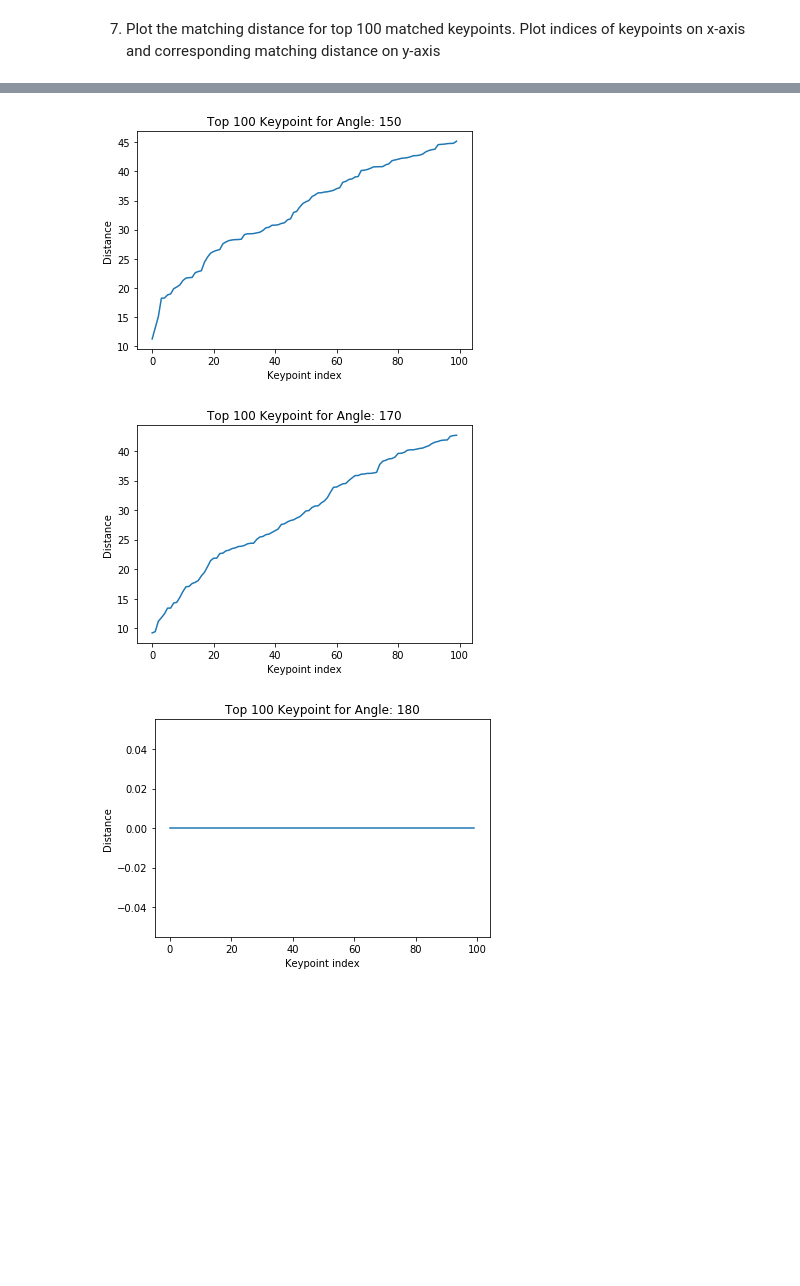
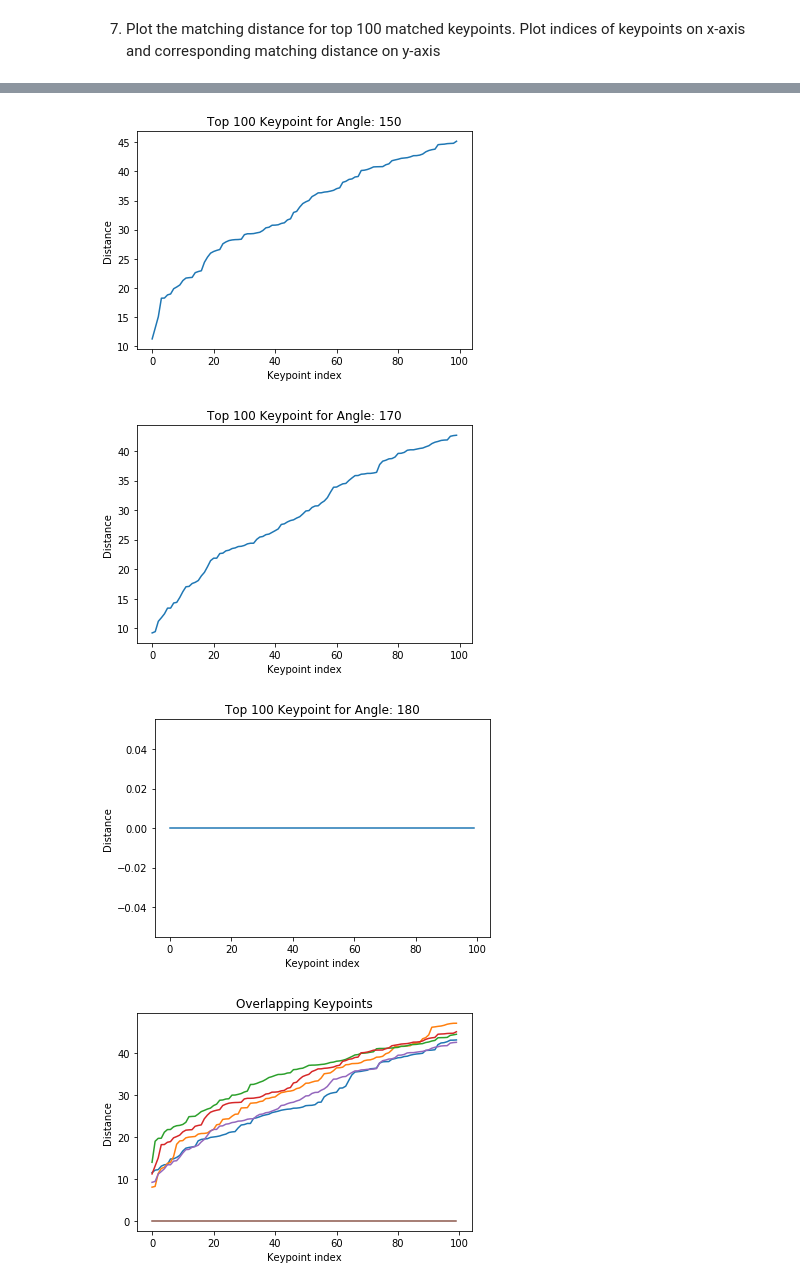
Before and after one commit to Patrick-Erath/OpenCV, a Jupyter notebook: Assignment2/A2_Question1.ipynb, the cells around one changed output, grey strips where cells are left out. Cells and saved outputs as stored; diff of their text form; code cells hidden in the pictures; blank space fills up the shorter version.

```diff
--- a/Assignment2/A2_Question1.ipynb
+++ b/Assignment2/A2_Question1.ipynb
@@ -269,22 +281,34 @@ plt.show()
 # %%
 # Arrange matching keypoints in two seperate lists
 
 x_axis = np.arange(100)
 for i in range(6):
     distance_temp = []
     for l, m in enumerate(matches[i]):
         distance_temp.append(m.distance)
 
     plt.figure(figsize=(6,4))
     plt.plot(x_axis, distance_temp[:100])
     plt.title("Top 100 Keypoint for Angle: "+str(angles[i]))
     plt.xlabel("Keypoint index")
     plt.ylabel("Distance")
 plt.show()
+
+for i in range(6):
+    distance_temp = []
+    for l, m in enumerate(matches[i]):
+        distance_temp.append(m.distance)
+
+    plt.plot(x_axis, distance_temp[:100])
+    plt.title("Overlapping Keypoints")
+    plt.xlabel("Keypoint index")
+    plt.ylabel("Distance")
+plt.show()
 # %% [output]
 [figure]
 [figure]
 [figure]
 [figure]
 [figure]
 [figure]
+[figure, added]
```
Also changed, not shown: parts of 4 cells of this notebook, 11 other files.
